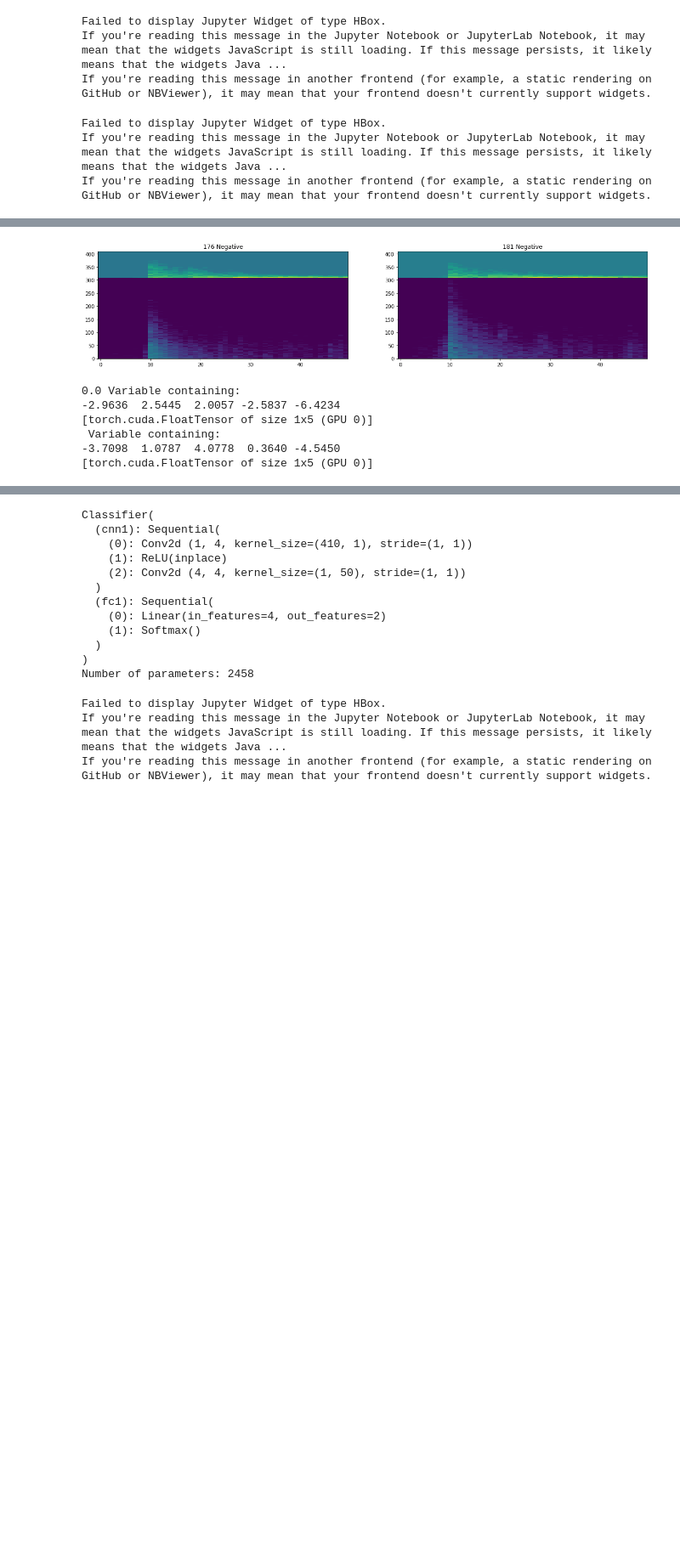
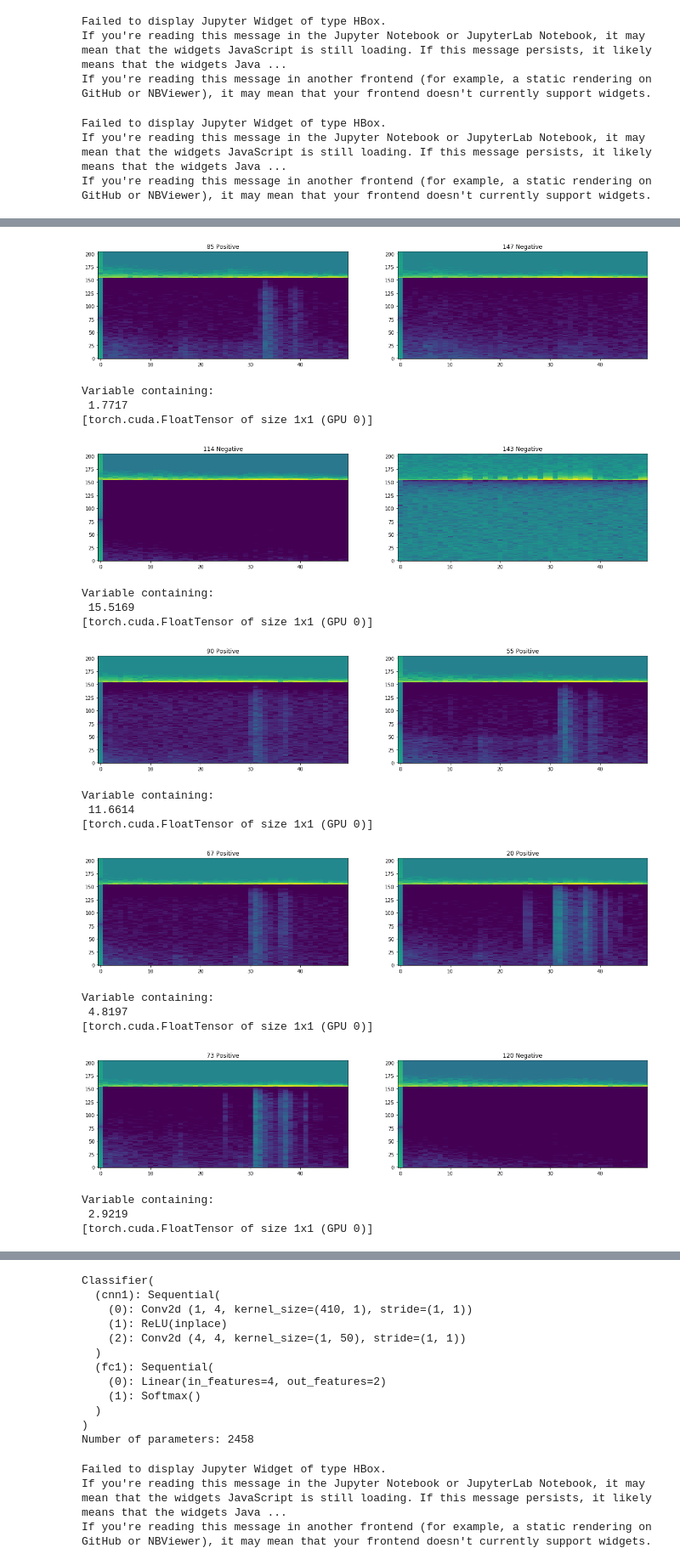
Before and after one commit to interactiveaudiolab/earthquakes, a Jupyter notebook: siamese_network.ipynb, the cells around one changed output, grey strips where cells are left out. Shown at 85% size. Drawn from its saved outputs; the diff is of its cells as text; code cells hidden in the pictures; blank space fills up the shorter version.

```diff
--- a/siamese_network.ipynb
+++ b/siamese_network.ipynb
@@ -225,7 +271,6 @@ show_datapoint(random.choice(range(dataset['training']['data'].shape[0])), 'trai
 dataset = h5py.File('earthquakes.h5', 'r')
 # %%
 from torch import nn
-import torch
 from torch.autograd import Variable
 import torch.nn.functional as F
 
@@ -266,17 +311,23 @@ class SiameseNetwork(nn.Module):
     def __init__(self):
         super(SiameseNetwork, self).__init__()
         self.cnn1 = nn.Sequential(
-            nn.Conv2d(1, 16, kernel_size=(410, 1)),
+            nn.Conv2d(1, 32, kernel_size=(3, 3), stride=(2,2)),
             nn.ReLU(inplace=True),
-            nn.Conv2d(16, 32, kernel_size=(1, 4)))
+            nn.Conv2d(32, 32, kernel_size=(3, 3), stride=(2,2)),
+            nn.ReLU(inplace=True),
+            nn.Conv2d(32, 32, kernel_size=(3, 3), stride=(2,2)),
+            nn.ReLU(inplace=True),
+            nn.Conv2d(32, 32, kernel_size=(3, 3), stride=(2,2)),
+            nn.ReLU(inplace=True),
+        )
         self.fc1 = nn.Sequential(
-            nn.Linear(32 * 47, 5))
+            nn.Linear(32, 10))
 
     def forward_once(self, input_data):
         num_batch = input_data.size(0)
         input_data = input_data.unsqueeze(1)
         output = self.cnn1(input_data)
-        output = output.view(num_batch, -1)
+        output = F.adaptive_avg_pool2d(output, (1, 1)).squeeze(-1).squeeze(-1)
         embedding = self.fc1(output)
         #embedding = nn.functional.normalize(embedding, p=2, dim=-1)
         return embedding
@@ -289,7 +340,7 @@ class SiameseNetwork(nn.Module):
 class SiameseNetworkGRU(nn.Module):
     def __init__(self):
         super(SiameseNetworkGRU, self).__init__()
-        self.rnn = nn.GRU(input_size=410, num_layers=1, hidden_size=100, dropout=.25, batch_first=True)
+        self.rnn = nn.GRU(input_size=205, num_layers=1, hidden_size=100, dropout=.25, batch_first=True)
         self.linear = nn.Linear(100, 10)
 
     def forward_once(self, input_data):
@@ -299,7 +350,7 @@ class SiameseNetworkGRU(nn.Module):
         hidden = hidden.view(-1, 100)
         embedding = self.linear(output)
         embedding = embedding.view(num_batch, -1)
-        #embedding = nn.functional.normalize(embedding, p=2, dim=-1)
+        embedding = nn.functional.normalize(embedding, p=2, dim=-1)
         return embedding
 
     def forward(self, input_one, input_two):
@@ -323,9 +374,9 @@ def collect_data(dataset, indices):
 net = SiameseNetwork().cuda()
 net.train()
 show_model(net)
-progress_bar = tnrange(1000)
+progress_bar = tnrange(2000)
 loss_function = ContrastiveLoss()
-optimizer = torch.optim.Adam(net.parameters(), lr=1e-4, weight_decay=0.0)
+optimizer = torch.optim.Adam(net.parameters(), lr=1e-4, weight_decay=0.005)
 mean = np.mean(dataset['training']['data'])
 std = np.std(dataset['training']['data'])
 batch_size = 256
@@ -421,0 +522,10 @@ If you're reading this message in another frontend (for example, a static render
+# %%
+from sklearn import svm
+from sklearn.neighbors import KNeighborsClassifier
+from sklearn.cluster import KMeans
+clf = svm.SVC(kernel='linear')
+#clf = KMeans(n_clusters=2)
+clf.fit(output, np.array(labels).flatten())
+from sklearn.metrics import confusion_matrix
+
+confusion_matrix(np.array(labels).flatten(), clf.predict(output))
@@ -427,7 +540,8 @@ guesses = []
 split = 'testing'
 net.eval()
 for i in range(dataset[split]['data'].shape[0]):
-    data = Variable(convert_to_tensor(dataset[split]['data'][i])).unsqueeze(0)
+    data = whiten(dataset[split]['data'][i], mean, std)
+    data = Variable(convert_to_tensor(data)).unsqueeze(0)
     label = dataset[split]['label'][i]
     labels.append(label)
     output = net.forward_once(data)
@@ -463,31 +597,45 @@ plt.show()
 # %%
 def show_siamese(i, j, split):
     labels = ['Negative', 'Positive']
     plt.figure(figsize=(20, 4))
     plt.subplot(121)
     plt.imshow(dataset[split]['data'][i], origin='lower', aspect='auto')
     plt.title(str(i) + ' ' + labels[int(dataset[split]['label'][i][0])])
     plt.subplot(122)
     plt.imshow(dataset[split]['data'][j], origin='lower', aspect='auto')
     plt.title(str(j) + ' ' + labels[int(dataset[split]['label'][j][0])])
     plt.show()
 
     data_one = Variable(convert_to_tensor(dataset[split]['data'][i]).unsqueeze(0))
     data_two = Variable(convert_to_tensor(dataset[split]['data'][j]).unsqueeze(0))
     output_one, output_two = net(data_one, data_two)
     same_or_different =  int(dataset[split]['label'][j][0]) == int(dataset[split]['label'][i][0])
     loss = loss_function(output_one, output_two, same_or_different)
-    print loss.data[0], output_one, output_two
+    print F.pairwise_distance(output_one, output_two)
     #print net_classifier(net.forward_once(data_one)), net_classifier(net.forward_once(data_two))
 net.eval()
-show_siamese(random.choice(range(dataset['testing']['data'].shape[0])),
-             random.choice(range(dataset['testing']['data'].shape[0])),
-             'testing')
+for i in range(0, 10):
+    show_siamese(random.choice(range(dataset['testing']['data'].shape[0])),
+                 random.choice(range(dataset['testing']['data'].shape[0])),
+                 'testing')
 # %% [output]
-[figure, old version]
+[figure, new version]
-0.0 Variable containing:
--2.9636  2.5445  2.0057 -2.5837 -6.4234
-[torch.cuda.FloatTensor of size 1x5 (GPU 0)]
- Variable containing:
--3.7098  1.0787  4.0778  0.3640 -4.5450
-[torch.cuda.FloatTensor of size 1x5 (GPU 0)]
+Variable containing:
+ 1.7717
+[torch.cuda.FloatTensor of size 1x1 (GPU 0)]
+[figure, added]
+Variable containing:
+ 15.5169
+[torch.cuda.FloatTensor of size 1x1 (GPU 0)]
+[figure, added]
+Variable containing:
+ 11.6614
+[torch.cuda.FloatTensor of size 1x1 (GPU 0)]
+[figure, added]
+Variable containing:
+ 4.8197
+[torch.cuda.FloatTensor of size 1x1 (GPU 0)]
+[figure, added]
+Variable containing:
+ 2.9219
+[torch.cuda.FloatTensor of size 1x1 (GPU 0)]
```
Also changed, not shown: parts of 22 cells of this notebook, 1 other file.
